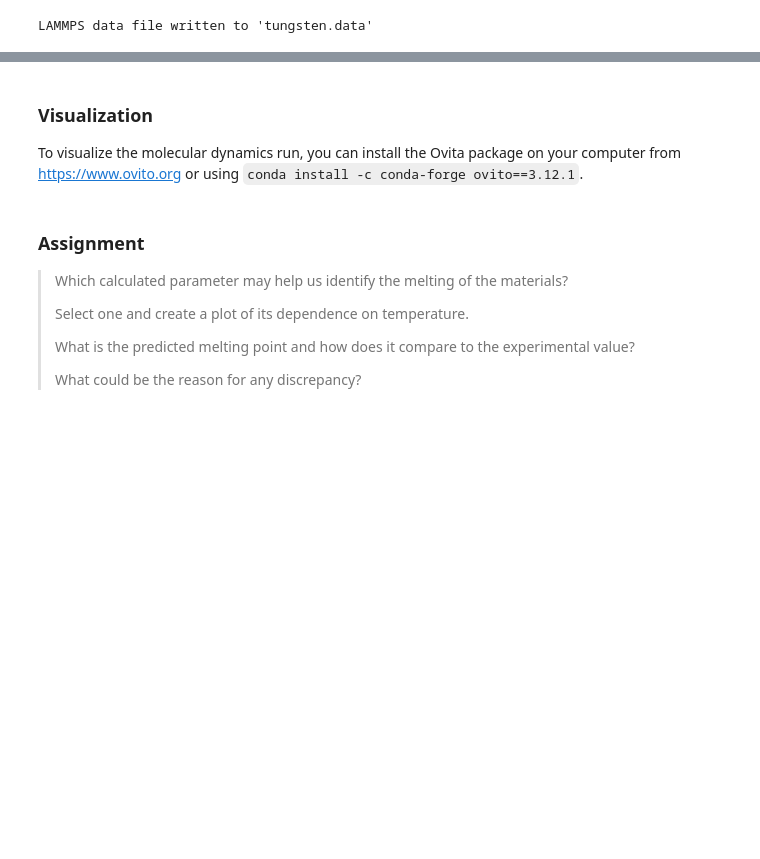
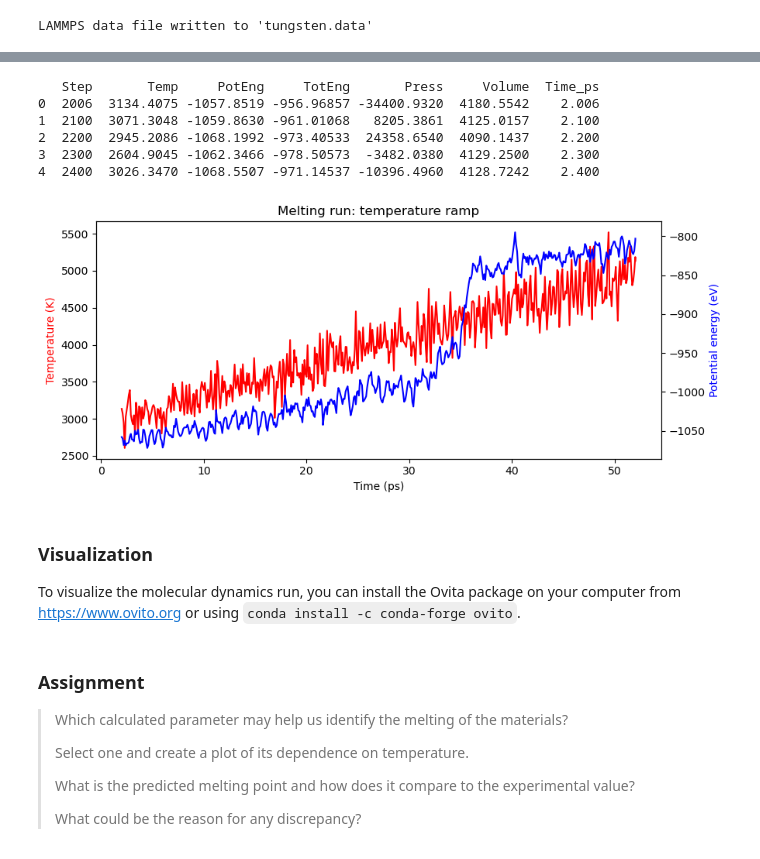
Before and after one commit to rhennig/EMA4935, a Jupyter notebook: Notebooks/17_Machine_Learning_Potentials/17_Machine_Learning_Potential_Tungsten.ipynb, the cells around one changed output, grey strips where cells are left out. Saved outputs shown, nothing was run; the diff lists cells and outputs as text; code cells hidden in the pictures; blank space fills up the shorter version.

```diff
--- a/Notebooks/17_Machine_Learning_Potentials/17_Machine_Learning_Potential_Tungsten.ipynb
+++ b/Notebooks/17_Machine_Learning_Potentials/17_Machine_Learning_Potential_Tungsten.ipynb
@@ -642,4 +607,63 @@ The 'delim_whitespace' keyword in pd.read_csv is deprecated and will be removed
+# %%
+# Read the LAMMPS log file and plot temperature/potential energy vs. step.
+# Robust version: locate thermo blocks by the 'Step' header instead of a fixed skip count.
+import pandas as pd
+import io as _io
+
+log_file = "log.lammps"
+with open(log_file) as f:
+    lines = f.readlines()
+
+# Each thermo section starts with a header line beginning with 'Step'
+# and ends with a 'Loop time' (or end-of-file) line.
+blocks = []
+i = 0
+while i < len(lines):
+    if lines[i].lstrip().startswith("Step"):
+        header = lines[i]
+        j = i + 1
+        body = []
+        while j < len(lines) and not lines[j].lstrip().startswith("Loop time") \
+                              and not lines[j].lstrip().startswith("ERROR"):
+            body.append(lines[j])
+            j += 1
+        blocks.append(header + "".join(body))
+        i = j
+    else:
+        i += 1
+
+# The ramp run is typically the *last* thermo block in the melting input.
+ramp = pd.read_csv(_io.StringIO(blocks[-1]),
+                   sep=r"\s+", engine="python", on_bad_lines="skip")
+for c in ramp.columns:
+    ramp[c] = pd.to_numeric(ramp[c], errors="coerce")
+ramp = ramp.dropna().reset_index(drop=True)
+ramp["Time_ps"] = ramp["Step"] * 0.001  # fs -> ps for metal units dt=0.001 ps
+
+print(ramp.head())
+
+fig, ax1 = plt.subplots(figsize=(9, 4))
+ax1.plot(ramp["Time_ps"], ramp["Temp"], "r-", label="Temperature (K)")
+ax1.set_xlabel("Time (ps)")
+ax1.set_ylabel("Temperature (K)", color="r")
+
+ax2 = ax1.twinx()
+ax2.plot(ramp["Time_ps"], ramp["PotEng"] if "PotEng" in ramp.columns else ramp["Epot"],
+         "b-", label="Potential energy (eV)")
+ax2.set_ylabel("Potential energy (eV)", color="b")
+
+plt.title("Melting run: temperature ramp")
+plt.tight_layout()
+plt.show()
+# %% [output]
+   Step       Temp     PotEng     TotEng       Press     Volume  Time_ps
+0  2006  3134.4075 -1057.8519 -956.96857 -34400.9320  4180.5542    2.006
+1  2100  3071.3048 -1059.8630 -961.01068   8205.3861  4125.0157    2.100
+2  2200  2945.2086 -1068.1992 -973.40533  24358.6540  4090.1437    2.200
+3  2300  2604.9045 -1062.3466 -978.50573  -3482.0380  4129.2500    2.300
+4  2400  3026.3470 -1068.5507 -971.14537 -10396.4960  4128.7242    2.400
+[figure, added]
 # %% [markdown]
 ### Visualization
 
-To visualize the molecular dynamics run, you can install the Ovita package on your computer from https://www.ovito.org or using `conda install -c conda-forge ovito==3.12.1`.
+To visualize the molecular dynamics run, you can install the Ovita package on your computer from https://www.ovito.org or using `conda install -c conda-forge ovito`.
```
Also changed, not shown: parts of 21 cells of this notebook, 10 other files.
